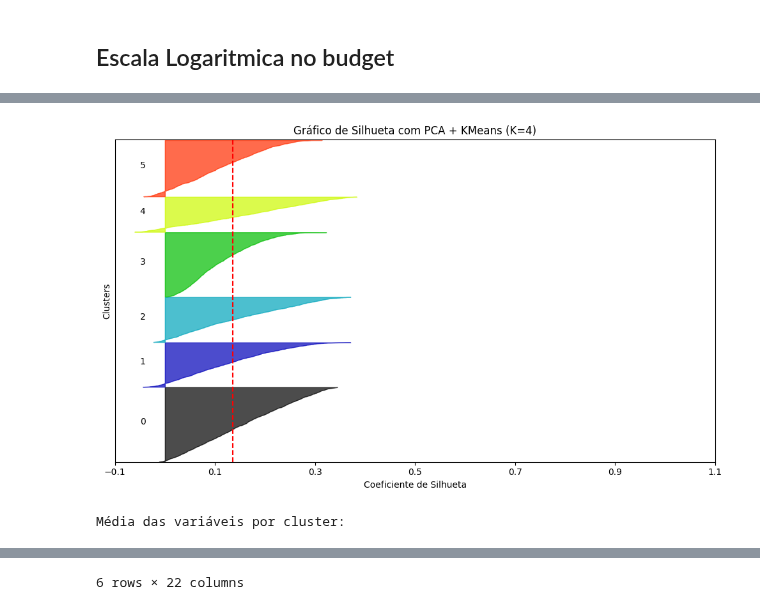
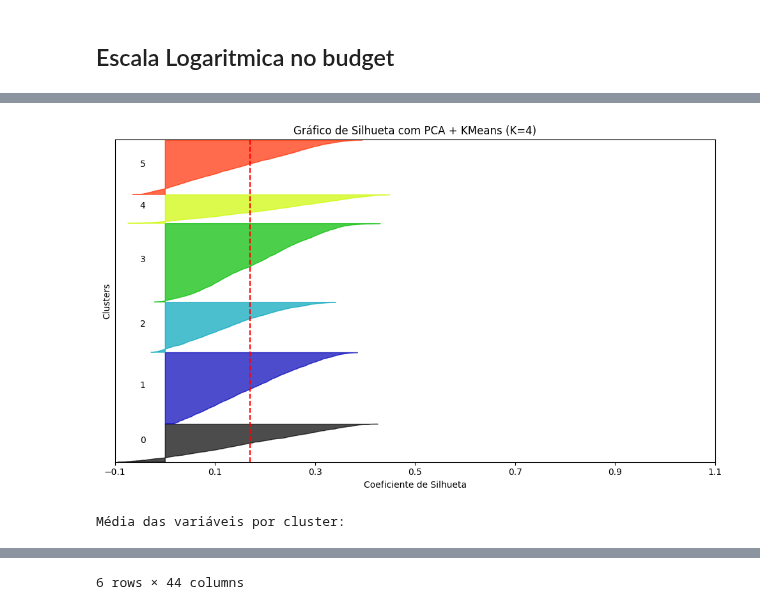
Before and after one commit to rodrigosantana24/projeto-pisi3, a Jupyter notebook: tratamento_thalyson.ipynb, the cells around one changed output, grey strips where cells are left out. Saved outputs shown, nothing was run; the diff lists cells and outputs as text; code cells hidden in the pictures.

Commit message:
Ajustese melhorias no arquivo tratamento_thalyson

```diff
--- a/tratamento_thalyson.ipynb
+++ b/tratamento_thalyson.ipynb
@@ -9,7 +9,7 @@ from scipy.stats import zscore
 from collections import Counter
 import numpy as np
 # %%
-file_path = r'C:\Users\Thalyson\Desktop\movies.csv'
+file_path = r"C:\Users\Samsung\OneDrive\Área de Trabalho\pisi\TMDB_all_movies.csv"
 df =  pd.read_csv(file_path)
 # %% [markdown]
 # Filtros
@@ -160,0 +201,5 @@ df.drop(columns=['release_date'], inplace=True)
+# %%
+generos_unicos = df['genres'].unique()
+print("Gêneros únicos encontrados:")
+for genero in generos_unicos:
+    print(genero)
@@ -204,0 +286,8 @@ df= pd.concat([df.drop(['genres'], axis=1),
+# %%
+
+df['genres'] = df['genres'].apply(lambda x: [x] if isinstance(x, str) else x)
+genres_encoded = multi_hot_top_n(df, 'genres', top_n=19)
+
+df = pd.concat([df.drop(['genres'], axis=1),
+                genres_encoded], axis=1)
+df.head(10)
@@ -236,4 +389,6 @@ df= pd.concat([df.drop(['production_companies'], axis=1),
 # %%
+df = df.copy()
+
 df['popularity_per_budget'] = df['popularity'] / (df['budget'] + 1)
 df['vote_weighted'] = df['vote_average'] * df['vote_count']
 df['runtime_per_budget'] = df['runtime'] / (df['budget'] + 1)
@@ -241,3 +396,5 @@ df['vote_popularity_weighted'] = df['vote_average'] * df['popularity']
 import numpy as np
 df['budget_log'] = np.log1p(df['budget'])
 df['vote_count_log'] = np.log1p(df['vote_count'])
+
+df.head(10)
@@ -445,21 +665,29 @@ from sklearn.metrics import silhouette_samples, silhouette_score
 
 # 1. Seleção das colunas (numéricas + derivadas)
 features = [
-    'popularity',
-    'budget',
-    'runtime',
-    'vote_average',
-    'vote_count',
-    'popularity_per_budget',
-    'vote_weighted',
-    'runtime_per_budget',
-    'vote_popularity_weighted',
-    'Action', 'Adventure',
-    'Comedy', 'Crime', 'Drama', 'Family', 'Fantasy', 'Horror', 'Mystery',
-    'Outros', 'Romance', 'Science Fiction', 'Thriller'
+    # Variáveis numéricas principais
+    'imdb_rating', 'imdb_votes',
+    'release_year', 'release_month',
+
+    # Gêneros (ajuste conforme seus one-hot)
+    'Action', 'Adventure', 'Animation', 'Comedy', 'Crime', 'Documentary', 'Drama',
+    'Family', 'Fantasy', 'History', 'Horror', 'Music', 'Mystery', 'Outros',
+    'Romance', 'Science Fiction', 'Thriller', 'War', 'Western',
+
+    # Principais produtoras (se quiser incluir)
+    '20th Century Fox', 'Columbia Pictures', 'Goldwyn', 'Mayer', 'Metro',
+    'Paramount Pictures', 'RKO Radio Pictures', 'Universal Pictures',
+    'Walt Disney Productions', 'Warner Bros. Pictures',
+
+    # Variáveis derivadas
+    'popularity_per_budget', 'vote_weighted', 'runtime_per_budget',
+    'vote_popularity_weighted', 'budget_log', 'vote_count_log',
+
+    # Continentes (one-hot)
+    'continent_Africa', 'continent_America_do_Norte', 'continent_Asia',
+    'continent_Europa', 'continent_Outros'
 ]
-X = df[features].copy()
-
+print(df[features].isnull().sum())
 # 2. Escalonamento com RobustScaler
 scaler = RobustScaler()
 X_scaled = scaler.fit_transform(X)
@@ -547,2 +784,2 @@ Cluster 5: 1501 amostras (17.63% do total)
-[figure, old version]
+[figure, new version]
 Média das variáveis por cluster:
@@ -557,4 +794,4 @@ Média das variáveis por cluster:
-6 rows × 22 columns
+6 rows × 44 columns
 # %%
 print(df_analisado.columns)
 print(df_analisado[['title']].head())
```
Also changed, not shown: parts of 33 cells of this notebook.
